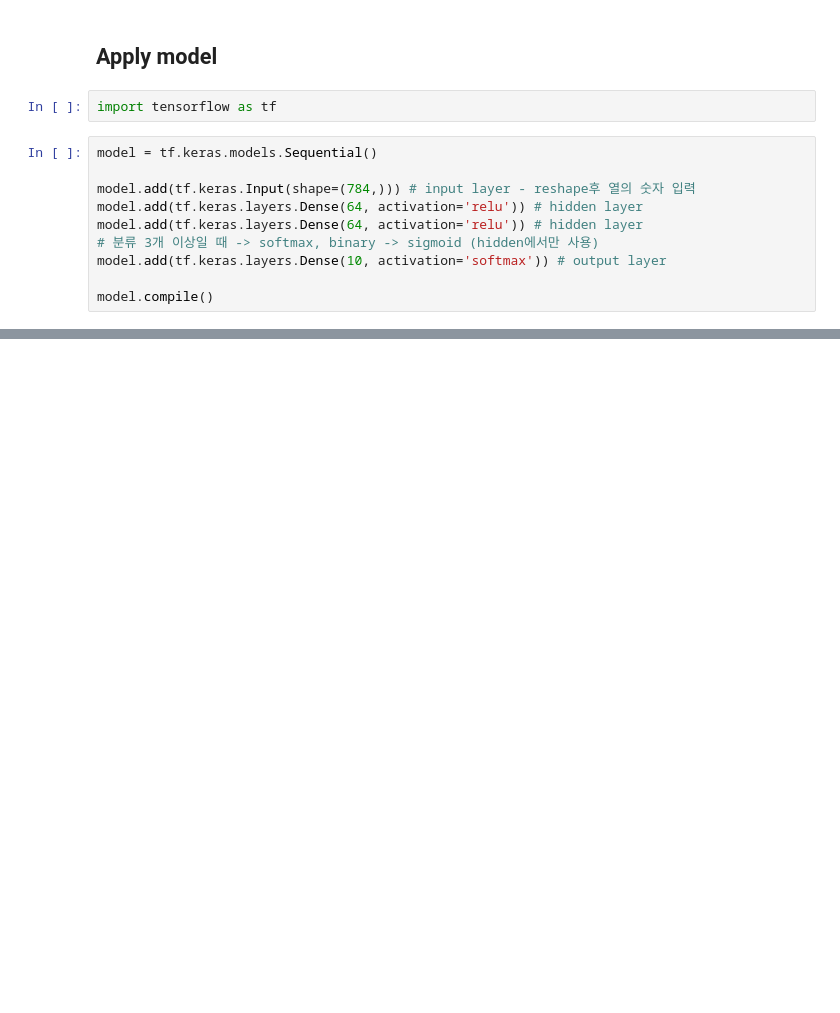
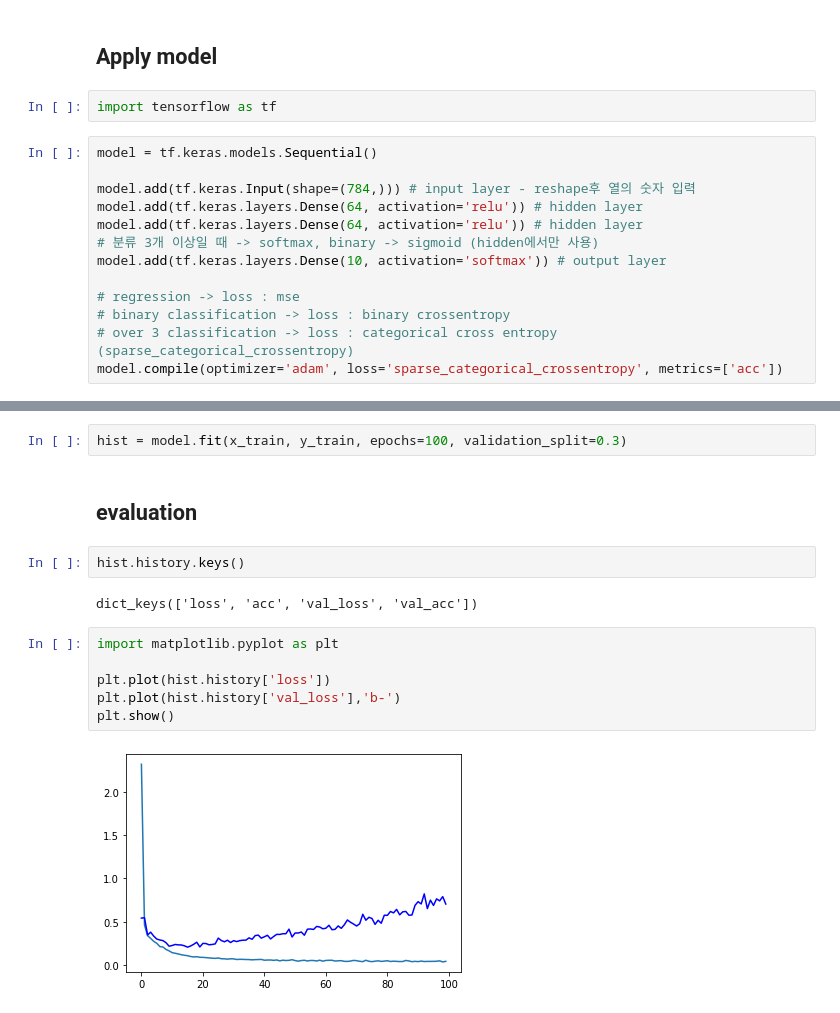
Before and after one commit to SolbiChoi/test_deeplearning, a Jupyter notebook: mnist_classification.ipynb, the cells around one changed output, grey strips where cells are left out. Cells and saved outputs as stored; diff of their text form; blank space fills up the shorter version.

Commit message:
mnist_classification

```diff
--- a/mnist_classification.ipynb
+++ b/mnist_classification.ipynb
@@ -71,4 +71,7 @@ model.add(tf.keras.layers.Dense(64, activation='relu')) # hidden layer
 # 분류 3개 이상일 때 -> softmax, binary -> sigmoid (hidden에서만 사용)
 model.add(tf.keras.layers.Dense(10, activation='softmax')) # output layer
 
-model.compile()
+# regression -> loss : mse
+# binary classification -> loss : binary crossentropy
+# over 3 classification -> loss : categorical cross entropy (sparse_categorical_crossentropy)
+model.compile(optimizer='adam', loss='sparse_categorical_crossentropy', metrics=['acc'])
@@ -74,0 +80,16 @@ model.compile()
+# %%
+hist = model.fit(x_train, y_train, epochs=100, validation_split=0.3)
+# %% [markdown]
+## evaluation
+# %%
+hist.history.keys()
+# %% [output]
+dict_keys(['loss', 'acc', 'val_loss', 'val_acc'])
+# %%
+import matplotlib.pyplot as plt
+
+plt.plot(hist.history['loss'])
+plt.plot(hist.history['val_loss'],'b-')
+plt.show()
+# %% [output]
+[figure, added]
```
Also changed, not shown: parts of 5 cells of this notebook.
